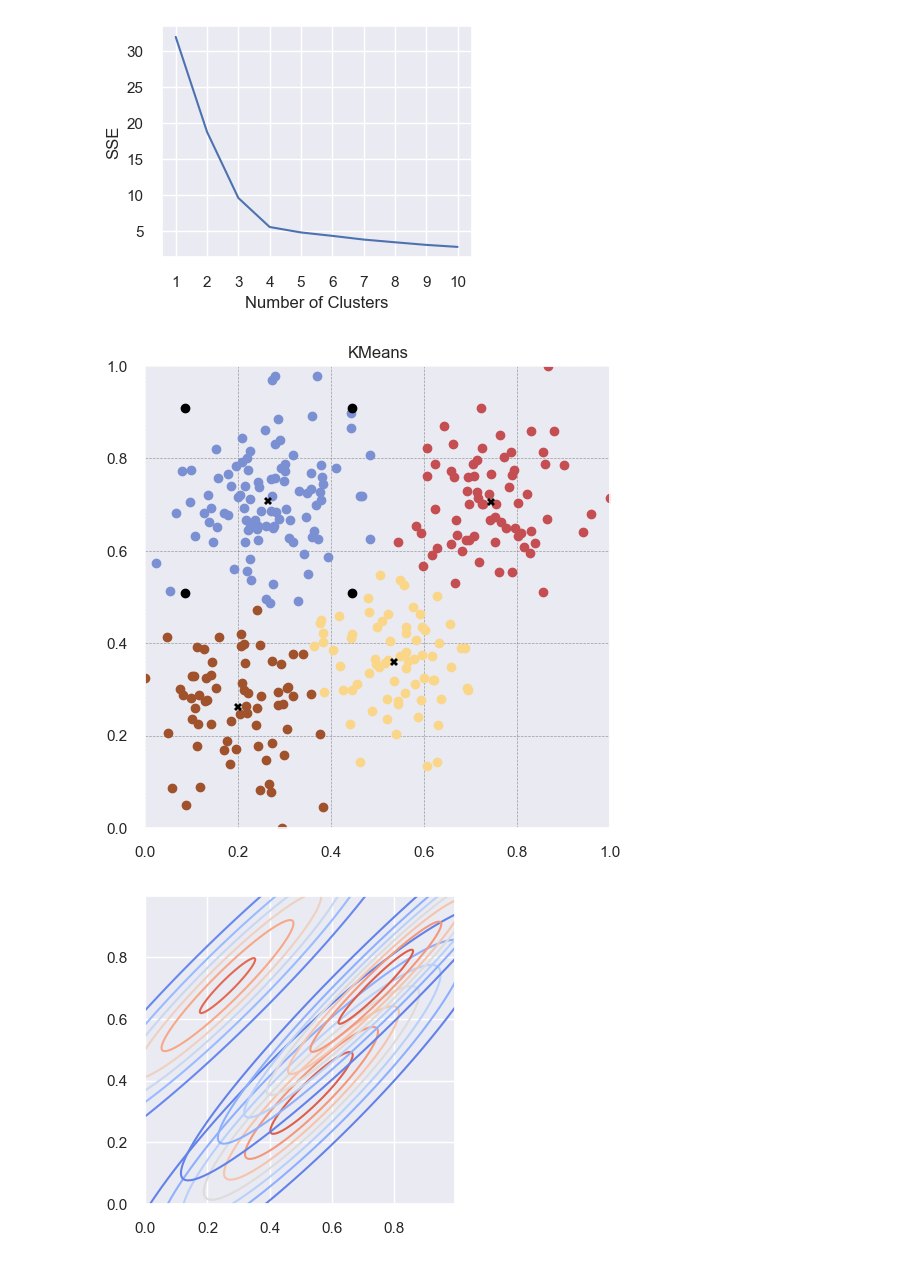
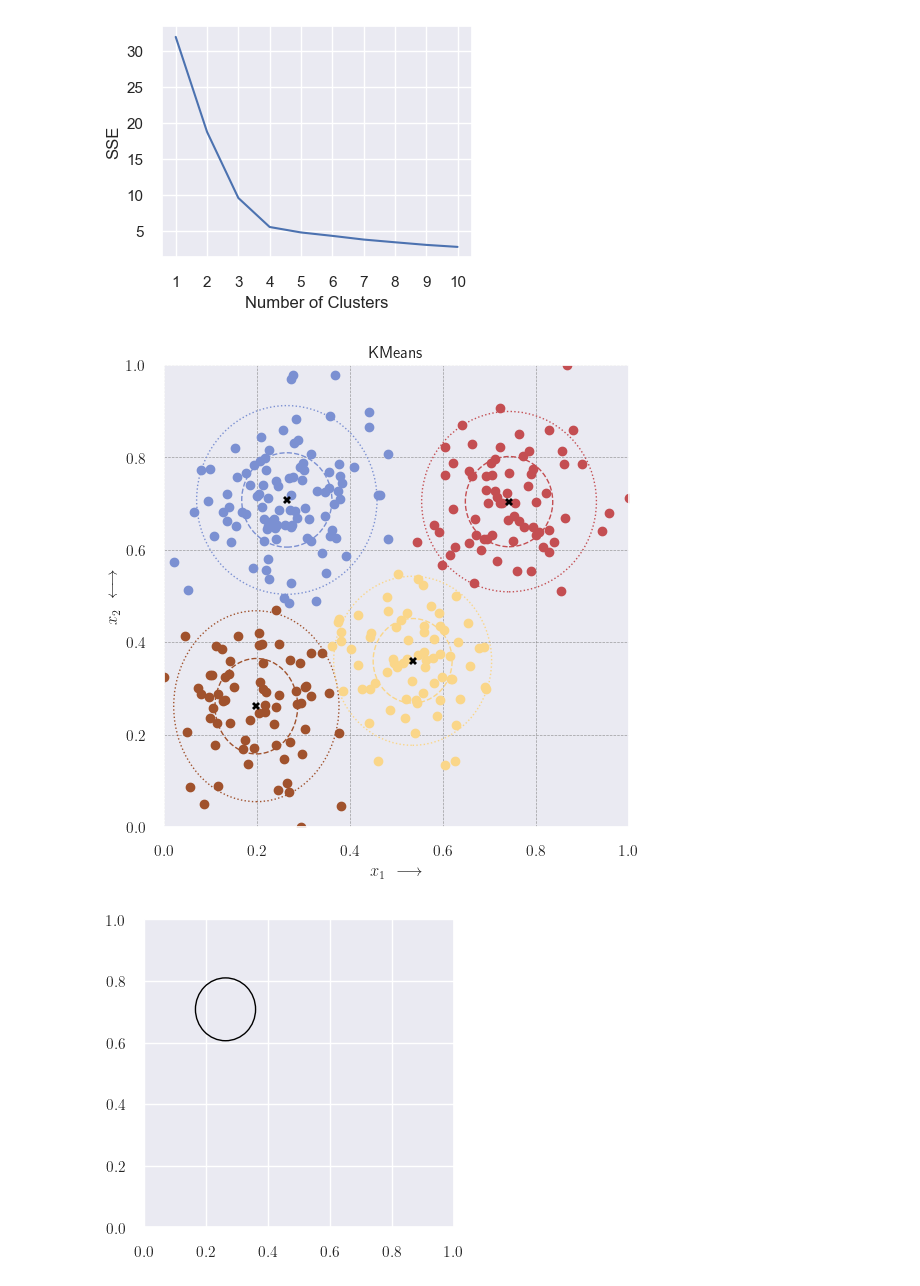
Before and after one commit to xuanxuanxuan-git/facelift, a Jupyter notebook: examples/synthetic_data.ipynb, the cells around one changed output. Drawn from its saved outputs; the diff is of its cells as text; code cells hidden in the pictures.

Commit message:
update clustering visualisation

```diff
--- a/examples/synthetic_data.ipynb
+++ b/examples/synthetic_data.ipynb
@@ -422,4 +425,6 @@ plt.show()
 # %%
+plt.rc('text', usetex=True)
+plt.rc('text.latex', preamble=r'\usepackage{amsmath}')
 fig, ax = plt.subplots(figsize=(6, 6))
 
 colors = ["sienna", "r", "#FAD689", "#7B90D2"]
@@ -435,33 +440,39 @@ for k, col in zip(range(n_clusters), colors):
         markerfacecolor="black",
         markersize=6,
     )
+
 ax.set_title("KMeans")
 ax.set_ylim(0, 1)
 ax.set_xlim(0, 1)
 ax.grid(color="grey", linestyle = "--", linewidth= 0.5, alpha=0.75)
+ax.set_xlabel(r"$x_1~\longrightarrow$")
+ax.set_ylabel(r"$x_2~\longleftrightarrow$")
 
+sd_coords = get_cluster_sd(k_means_labels, X)
+for center_idx, mu in enumerate(k_means_cluster_centers):
+    add_ellipse(mu[0], mu[1], sd_coords[center_idx][0], sd_coords[center_idx][1], ax, colors[center_idx])
+
+# plt.legend(loc="lower right")
 plt.show()
 # %% [output]
-[figure, old version]
+[figure, new version]
 # %%
 from scipy.stats import multivariate_normal
 
 x, y = np.mgrid[0:1:.001, 0:1:.001]
 rv = multivariate_normal([0.26452641, 0.70813616], [[0.102106, 0.096998], [0.096998, 0.102106]])
 rv2 = multivariate_normal([0.53510245, 0.35999968], [[0.091782, 0.084920], [0.084920, 0.091482]])
 
 rv3 = multivariate_normal([0.74240436, 0.70445514], [[0.097605, 0.093968], [0.093968, 0.097605]])
 # rv4 = multivariate_normal([0.53510245, 0.35999968], [[0.091782, 0.084920], [0.084920, 0.091482]])
 
 data = np.dstack((x, y))
 z = rv.pdf(data)
-z2 = rv2.pdf(data)
-z3 = rv3.pdf(data)
-plt.figure(figsize=(4,4))
-plt.contour(x, y, z, cmap='coolwarm')
-plt.contour(x, y, z2, cmap = "coolwarm")
-plt.contour(x, y, z3, cmap = "coolwarm")
-
+# z2 = rv2.pdf(data)
+# z3 = rv3.pdf(data)
+fig, ax = plt.subplots(figsize=(4,4))
+ellipse = mpl.patches.Ellipse((0.26452641, 0.70813616), width=2*0.097, height=2*0.102, fc="none", edgecolor="black")
+ax.add_patch(ellipse)
 plt.show()
 # %% [output]
-[figure, old version]
+[figure, new version]
```
Also changed, not shown: parts of 5 cells of this notebook.
